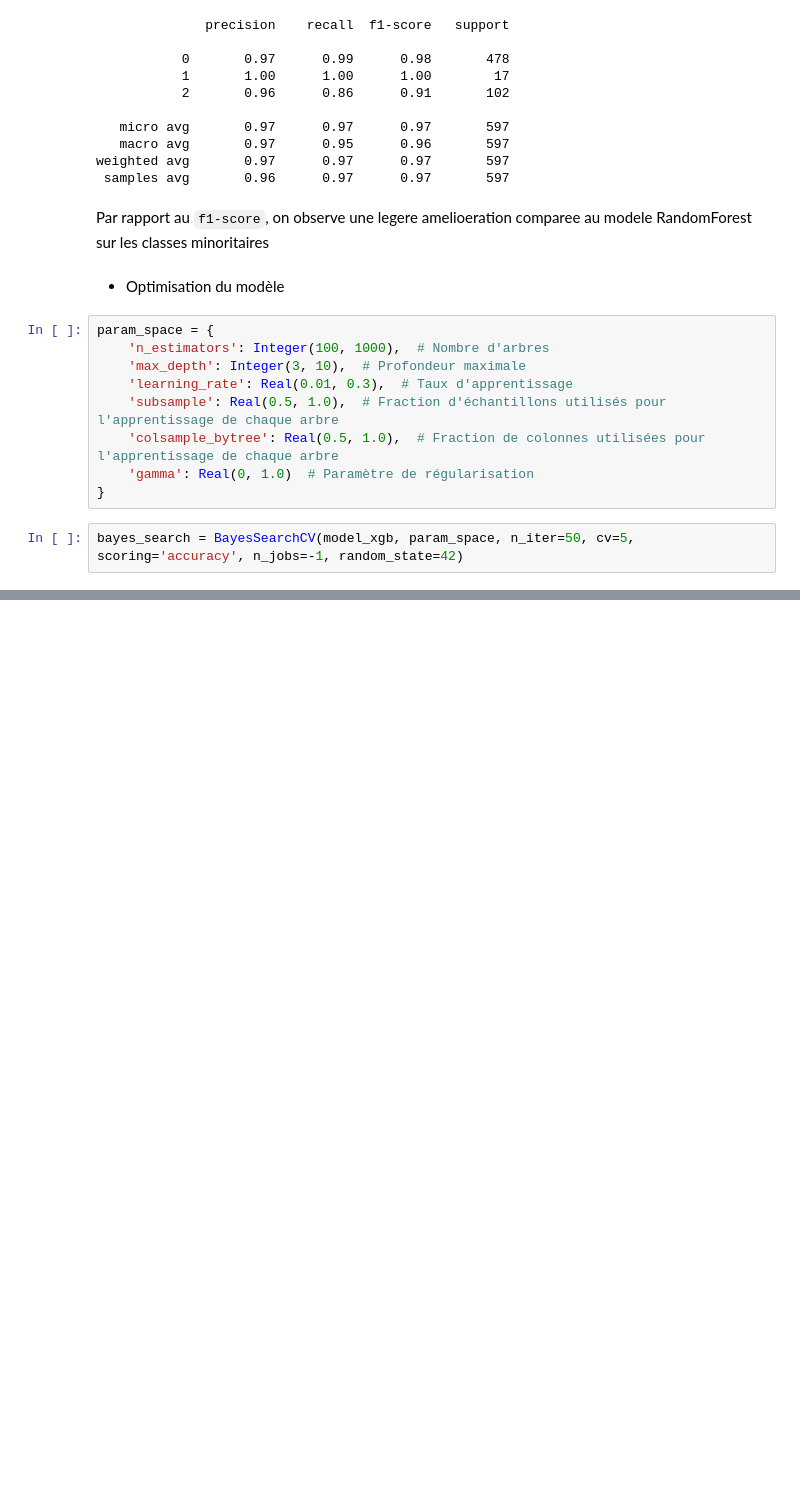
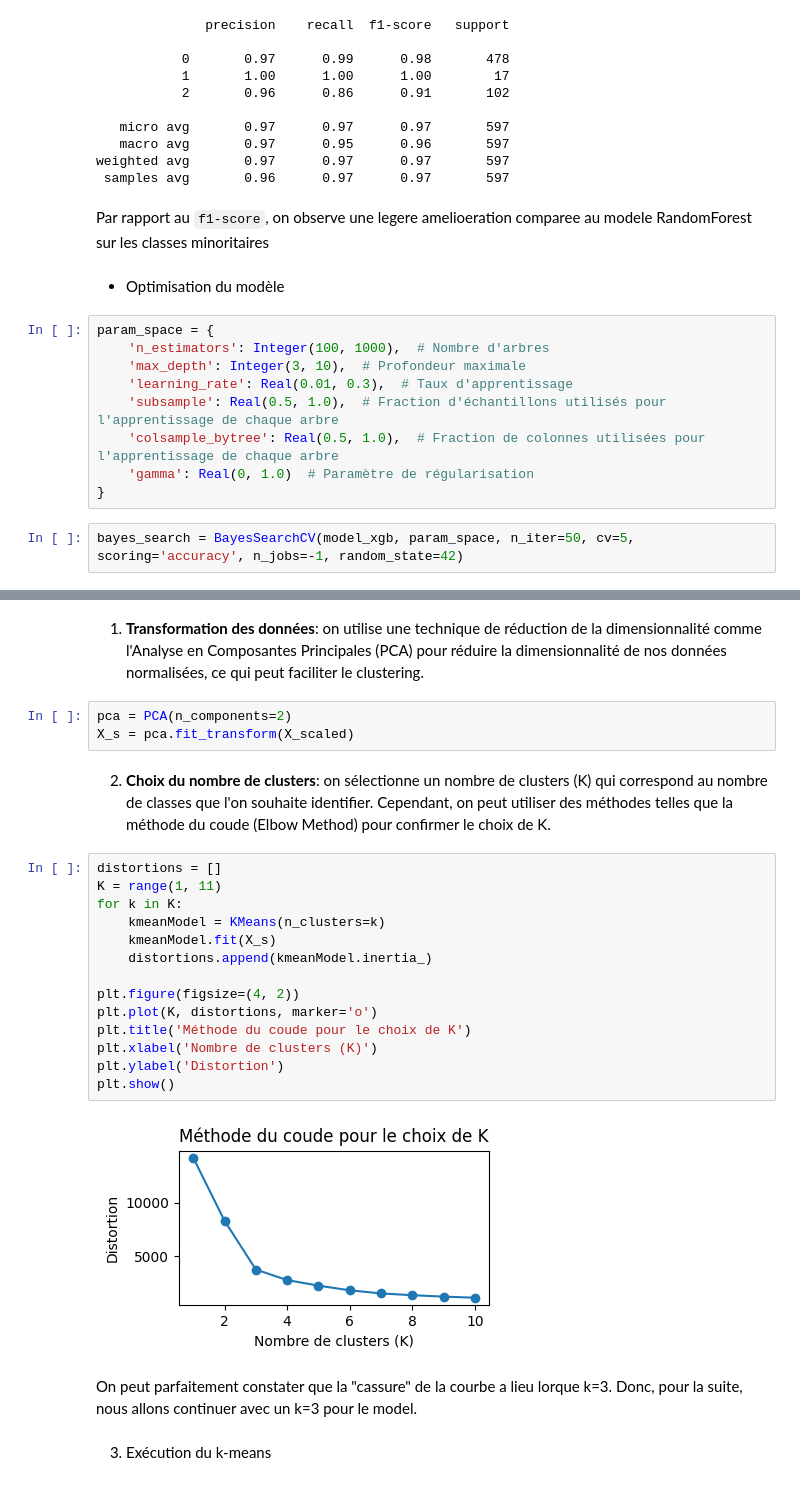
Before and after one commit to Aida73/M2DS-Drugs-Authorization-Classification, a Jupyter notebook: Notebooks/drgs_classification.ipynb, the cells around one changed output, grey strips where cells are left out. Saved outputs shown, nothing was run; the diff lists cells and outputs as text; blank space fills up the shorter version.

Commit message:
add supervised learning with k-Means

```diff
--- a/Notebooks/drgs_classification.ipynb
+++ b/Notebooks/drgs_classification.ipynb
@@ -498,0 +506,27 @@ bayes_search = BayesSearchCV(model_xgb, param_space, n_iter=50, cv=5, scoring='a
+# %% [markdown]
+1. **Transformation des données**: on utilise une technique de réduction de la dimensionnalité comme l'Analyse en Composantes Principales (PCA) pour réduire la dimensionnalité de nos données normalisées, ce qui peut faciliter le clustering.
+# %%
+pca = PCA(n_components=2)
+X_s = pca.fit_transform(X_scaled)
+# %% [markdown]
+2. **Choix du nombre de clusters**: on sélectionne un nombre de clusters (K) qui correspond au nombre de classes que l'on souhaite identifier. Cependant, on peut utiliser des méthodes telles que la méthode du coude (Elbow Method) pour confirmer le choix de K.
+# %%
+distortions = []
+K = range(1, 11)
+for k in K:
+    kmeanModel = KMeans(n_clusters=k)
+    kmeanModel.fit(X_s)
+    distortions.append(kmeanModel.inertia_)
+
+plt.figure(figsize=(4, 2))
+plt.plot(K, distortions, marker='o')
+plt.title('Méthode du coude pour le choix de K')
+plt.xlabel('Nombre de clusters (K)')
+plt.ylabel('Distortion')
+plt.show()
+# %% [output]
+[figure, added]
+# %% [markdown]
+On peut parfaitement constater que la "cassure" de la courbe a lieu lorque k=3. Donc, pour la suite, nous allons continuer avec un k=3 pour le model.
+# %% [markdown]
+3. Exécution du k-means
```
Also changed, not shown: parts of 7 cells of this notebook, 1 other file.
